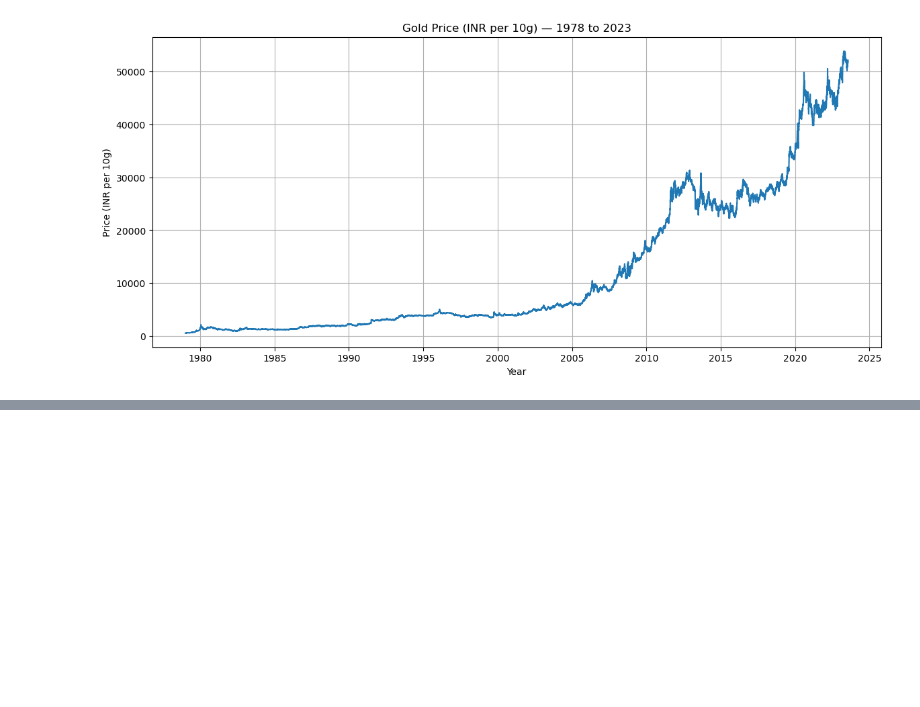
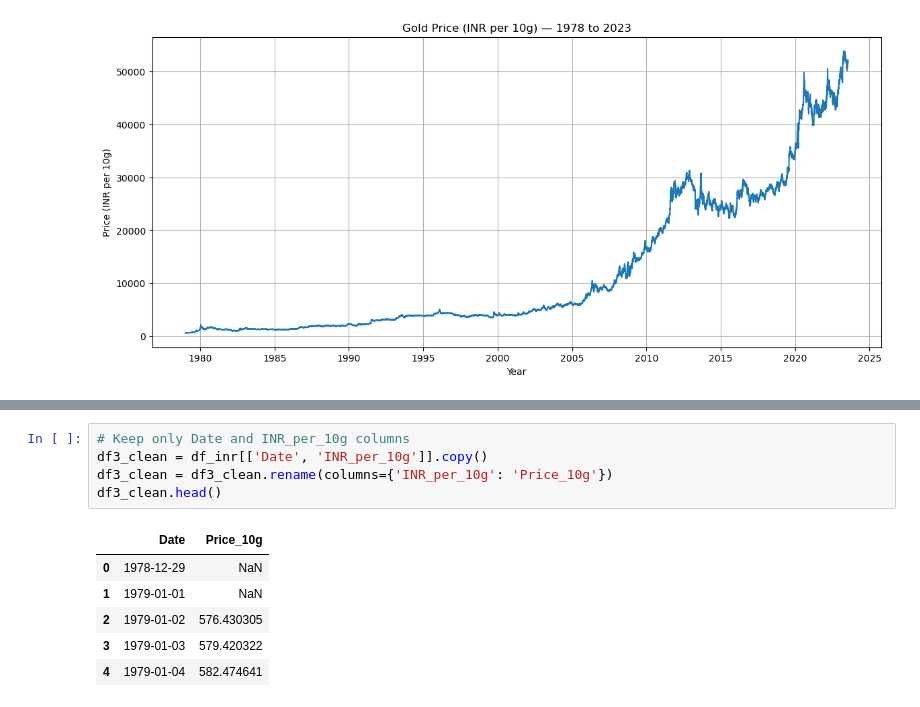
Before and after one commit to Ritesh-456/gold-price-ltv-analysis, a Jupyter notebook: gold_ltv_analysis.ipynb, the cells around one changed output, grey strips where cells are left out. Drawn from its saved outputs; the diff is of its cells as text; blank space fills up the shorter version.

```diff
--- a/gold_ltv_analysis.ipynb
+++ b/gold_ltv_analysis.ipynb
@@ -158,0 +177,12 @@ plt.show()
+# %%
+# Keep only Date and INR_per_10g columns
+df3_clean = df_inr[['Date', 'INR_per_10g']].copy()
+df3_clean = df3_clean.rename(columns={'INR_per_10g': 'Price_10g'})
+df3_clean.head()
+# %% [output]
+|  | Date | Price_10g |
+| 0 | 1978-12-29 | NaN |
+| 1 | 1979-01-01 | NaN |
+| 2 | 1979-01-02 | 576.430305 |
+| 3 | 1979-01-03 | 579.420322 |
+| 4 | 1979-01-04 | 582.474641 |
```
Also changed, not shown: parts of 9 cells of this notebook.
